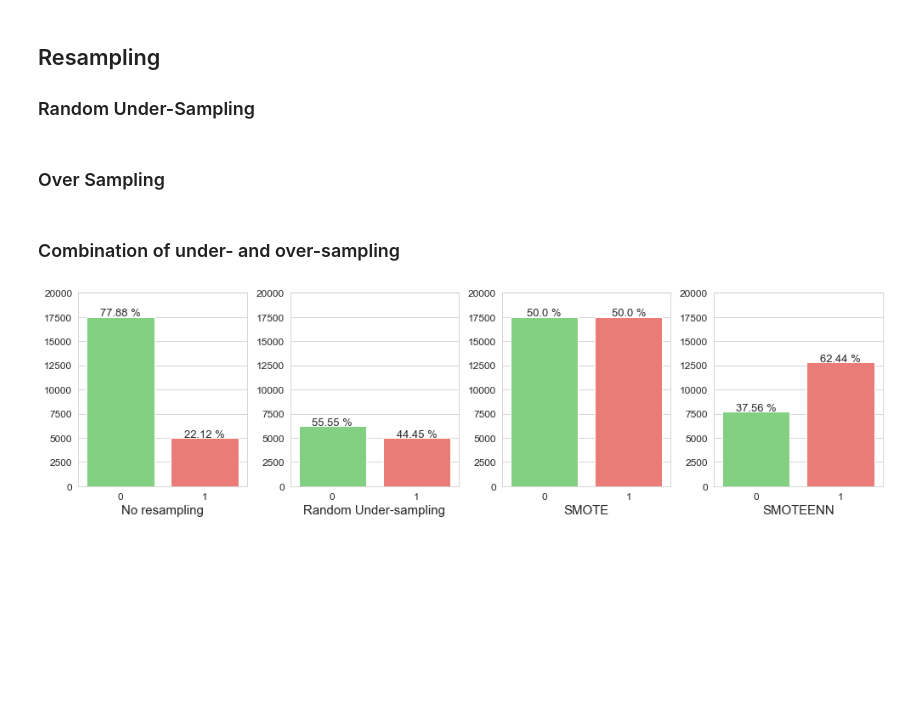
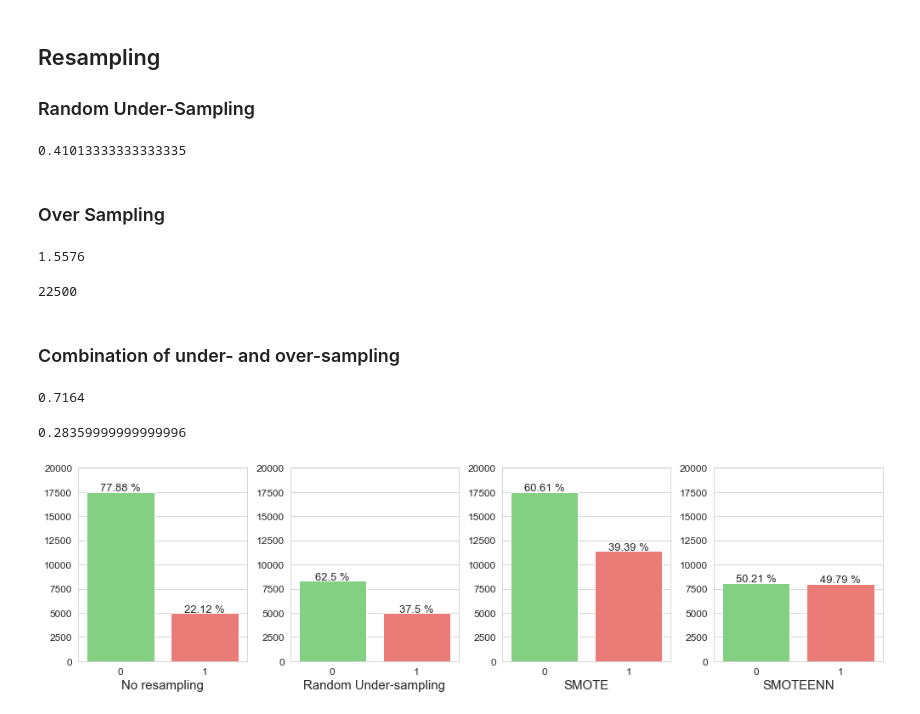
Before and after one commit to francescodisalvo05/credit-card-default, a Jupyter notebook: notebooks/Preprocessing+Charts.ipynb, the cells around one changed output. Cells and saved outputs as stored; diff of their text form; code cells hidden in the pictures; blank space fills up the shorter version.

```diff
--- a/notebooks/Preprocessing+Charts.ipynb
+++ b/notebooks/Preprocessing+Charts.ipynb
@@ -113,48 +117,69 @@ pca_gs_trained_models = {}
 
 ### Random Under-Sampling
 # %%
-under = RandomUnderSampler(sampling_strategy=0.8, random_state=random_state)
+under = RandomUnderSampler(sampling_strategy=0.6, random_state=random_state)
 X_train_under, y_train_under = under.fit_resample(X_train, y_train)
+
+1 - len(X_train_under) / len(X_train)
+# %% [output]
+0.41013333333333335
 # %% [markdown]
 ### Over Sampling
 # %%
 over = SMOTE(sampling_strategy=0.5)
 X_train_over, y_train_over = SMOTE().fit_resample(X_train, y_train)
+
+len(X_train_over) / len(X_train)
+# %% [output]
+1.5576
+# %%
+len(X_train)
+# %% [output]
+22500
 # %% [markdown]
 ### Combination of under- and over-sampling
 # %%
-smote_enn = SMOTEENN(random_state=random_state)
+smote_enn = SMOTEENN(0.77,random_state=random_state)
 X_train_under_over, y_train_under_over = smote_enn.fit_resample(X_train, y_train)
+# %% [output]
+0.7164
+# %%
+over = SMOTE(sampling_strategy=0.65)
+X_train_over, y_train_over = over.fit_resample(X_train, y_train)
+# %% [output]
+0.28359999999999996
 # %%
+len(X_train_over) / len(X_train)
+
 y_list = [y_train, y_train_under, y_train_over, y_train_under_over]
 y_list_labels = ['No resampling', 'Random Under-sampling', 'SMOTE', 'SMOTEENN']
 
 plt.figure(figsize=(14,4))
 
 i = 1
 for value, label in zip(y_list,y_list_labels):
     plt.subplot(1,4,i)
     graph_target = sns.countplot(value, palette=['#77DD76','#FF6962'])
     plt.xlabel(label, fontdict= {"size":15})
     plt.ylabel('')
     plt.xticks(fontsize=12)
     plt.yticks(fontsize=12)
     # annotate?
 
     j=0
     for p in graph_target.patches:
         height = p.get_height()
 
         str_plot = f'{round(100 * value.value_counts()[j]/len(value),2)} %'
 
         graph_target.text(p.get_x()+p.get_width()/2., height + 100 , str_plot, ha="center", fontsize = 13)
         j += 1
 
     i += 1
     graph_target.set_ylim(0, 20000)
 
 plt.tight_layout()
 plt.savefig('../images/12-resampling-02.svg')
 plt.show()
 # %% [output]
-[figure, old version]
+[figure, new version]
```
Also changed, not shown: parts of 3 cells of this notebook.
